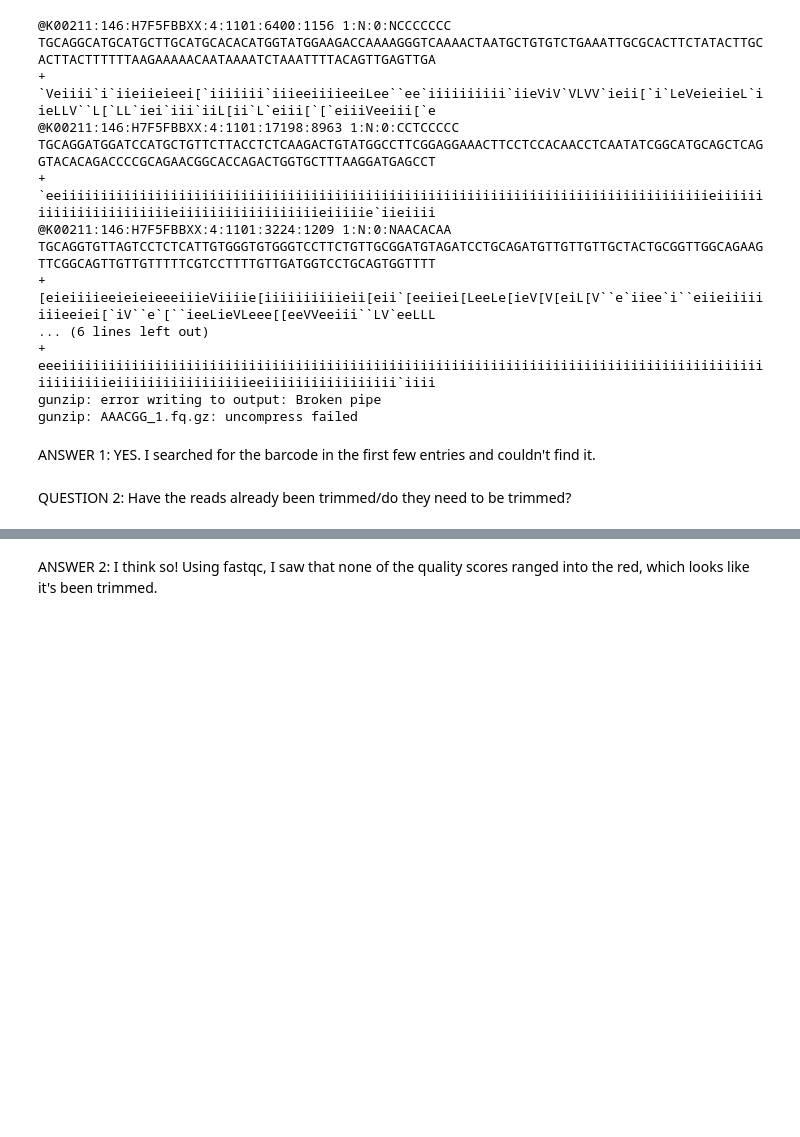
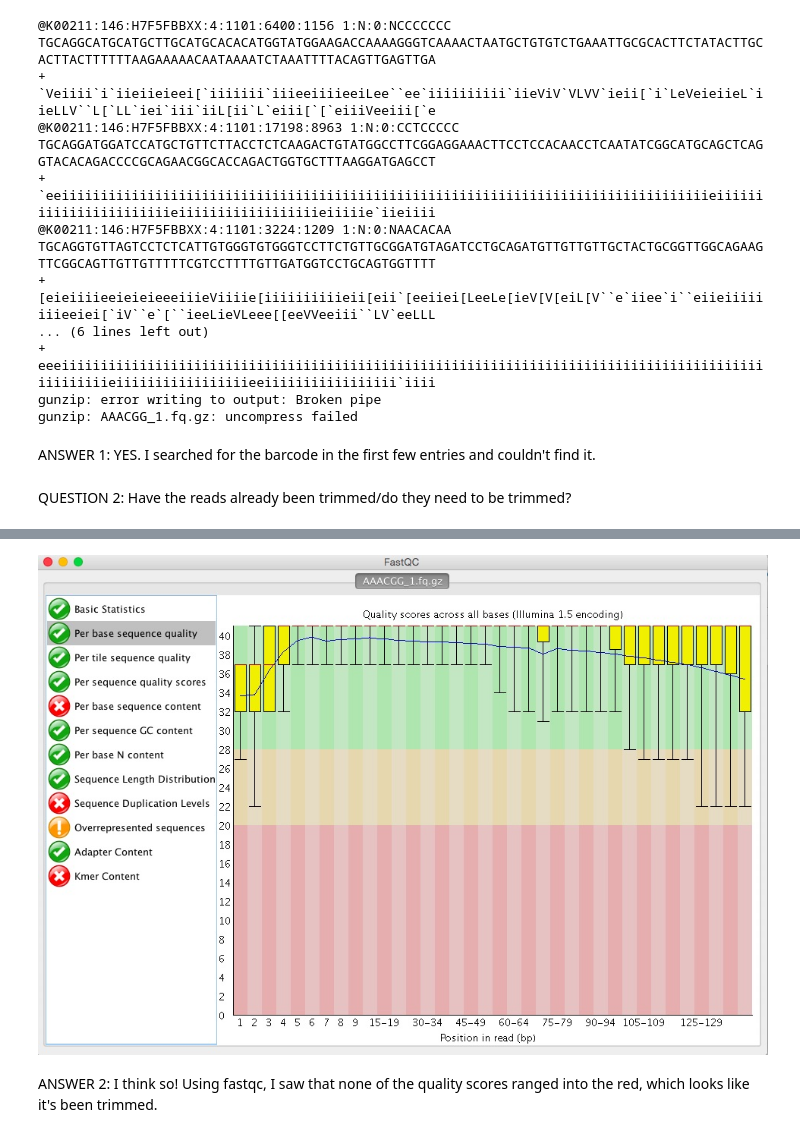
Before and after one commit to mfisher5/FISH546, a Jupyter notebook: Cod-Time-Series-Project/Notebooks/FirstLook_20161018.ipynb, the cells around one changed output, grey strips where cells are left out. Drawn from its saved outputs; the diff is of its cells as text; code cells hidden in the pictures; blank space fills up the shorter version.

```diff
--- a/Cod-Time-Series-Project/Notebooks/FirstLook_20161018.ipynb
+++ b/Cod-Time-Series-Project/Notebooks/FirstLook_20161018.ipynb
@@ -37,2 +43,7 @@ QUESTION 2: Have the reads already been trimmed/do they need to be trimmed?
+# %%
+from IPython.display import Image
+Image(filename='/Users/natalielowell/Git-repos/FISH546/Cod-Time-Series-Project/Data/fastqc_results/fastqcresults_20161018.jpg')
+# %% [output]
+[figure, added]
 # %% [markdown]
 ANSWER 2: I think so! Using fastqc, I saw that none of the quality scores ranged into the red, which looks like it's been trimmed.
```
Also changed, not shown: parts of 2 cells of this notebook.
